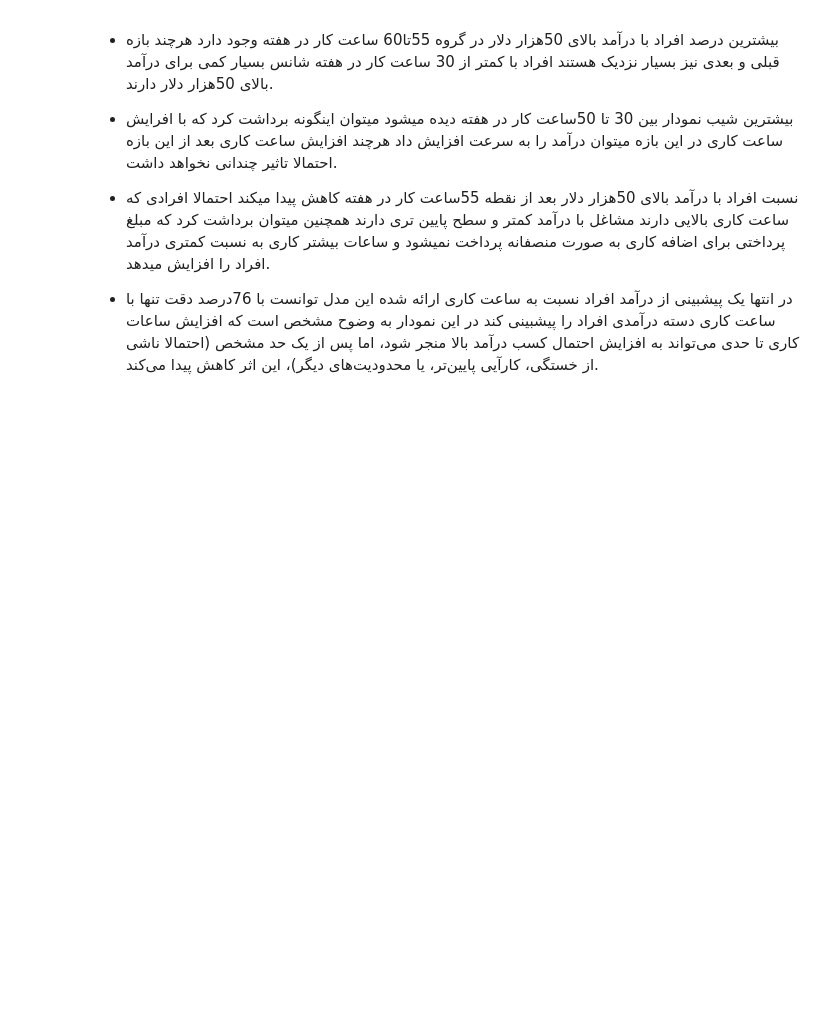
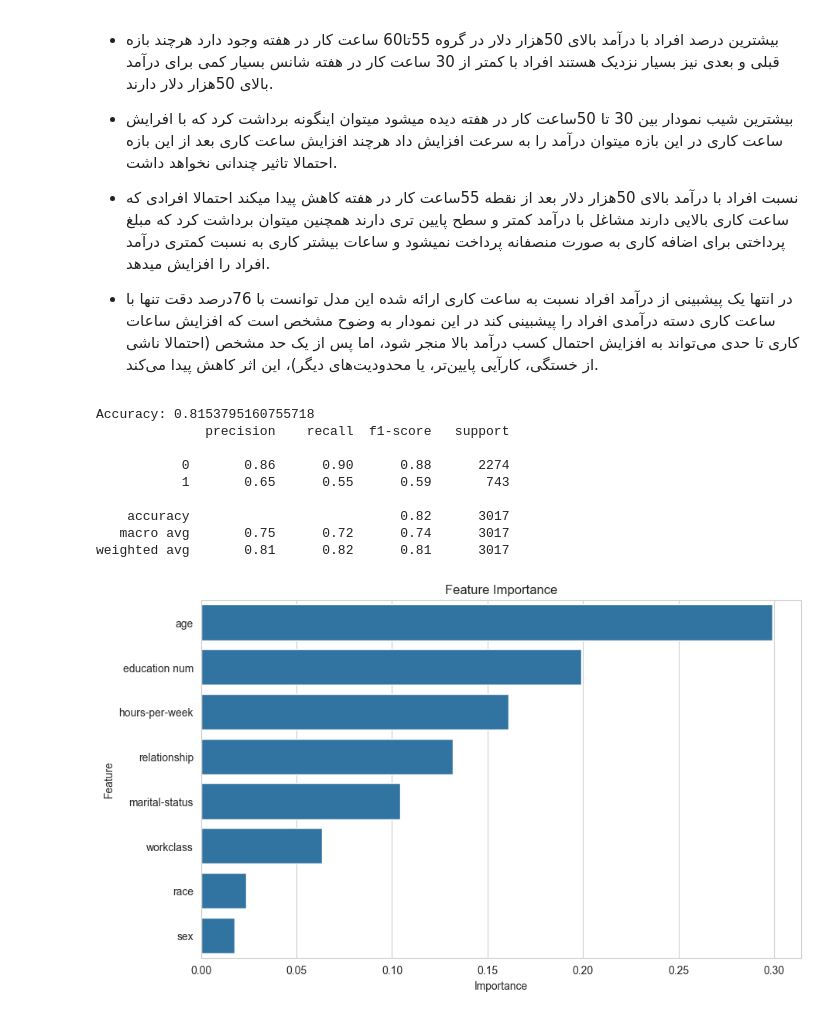
Before and after one commit to Farbod0o/Income-Analysis-in-Census-Data, a Jupyter notebook: CensusIncome.ipynb, the cells around one changed output. Cells and saved outputs as stored; diff of their text form; code cells hidden in the pictures; blank space fills up the shorter version.

```diff
--- a/CensusIncome.ipynb
+++ b/CensusIncome.ipynb
@@ -317,3 +398,63 @@ Accuracy of Ridge Logistic Regression Model: 0.76
 * نسبت افراد با درآمد بالای 50هزار دلار بعد از نقطه 55ساعت کار در هفته کاهش پیدا میکند احتمالا افرادی که ساعت کاری بالایی دارند مشاغل با درآمد کمتر و سطح پایین تری دارند همچنین میتوان برداشت کرد که مبلغ پرداختی برای اضافه کاری به صورت منصفانه پرداخت نمیشود و ساعات بیشتر کاری به نسبت کمتری درآمد افراد را افزایش میدهد.
 
 * در انتها یک پیشبینی از درآمد افراد نسبت به ساعت کاری ارائه شده این مدل توانست با 76درصد دقت تنها با ساعت کاری دسته درآمدی افراد را پیشبینی کند در این نمودار به وضوح مشخص است که افزایش ساعات کاری تا حدی می‌تواند به افزایش احتمال کسب درآمد بالا منجر شود، اما پس از یک حد مشخص (احتمالا ناشی از خستگی، کارآیی پایین‌تر، یا محدودیت‌های دیگر)، این اثر کاهش پیدا می‌کند.
+# %%
+# Import necessary libraries
+import pandas as pd
+import seaborn as sns
+import matplotlib.pyplot as plt
+from sklearn.model_selection import train_test_split
+from sklearn.ensemble import RandomForestClassifier
+from sklearn.preprocessing import LabelEncoder
+from sklearn.metrics import accuracy_score, classification_report
+import numpy as np
+
+
+data = pd.read_csv('census.csv', na_values=' ?')
+data
+# Data cleaning (removing missing values)
+data = data.dropna()
+
+# Encoding categorical variables
+label_encoders = {}
+for column in data.select_dtypes(include=['object']).columns:
+    label_encoders[column] = LabelEncoder()
+    data[column] = label_encoders[column].fit_transform(data[column])
+
+# Split dataset into features and target variable
+X = data.drop(['income','education','final weight','occupation','native-country'], axis=1)
+y = data['income']
+
+# Split the data into training and testing sets
+X_train, X_test, y_train, y_test = train_test_split(X, y, test_size=0.1, random_state=42)
+
+# Train a RandomForestClassifier model
+model = RandomForestClassifier(random_state=42)
+model.fit(X_train, y_train)
+
+# Predict and evaluate the model
+y_pred = model.predict(X_test)
+print("Accuracy:", accuracy_score(y_test, y_pred))
+print(classification_report(y_test, y_pred))
+
+# Determine the most important features
+importances = model.feature_importances_
+feature_importance_df = pd.DataFrame({'Feature': X.columns, 'Importance': importances})
+feature_importance_df = feature_importance_df.sort_values(by='Importance', ascending=False)
+
+# Display the most important features
+plt.figure(figsize=(10, 6))
+sns.barplot(x='Importance', y='Feature', data=feature_importance_df)
+plt.title('Feature Importance')
+plt.show()
+# %% [output]
+Accuracy: 0.8153795160755718
+              precision    recall  f1-score   support
+
+           0       0.86      0.90      0.88      2274
+           1       0.65      0.55      0.59       743
+
+    accuracy                           0.82      3017
+   macro avg       0.75      0.72      0.74      3017
+weighted avg       0.81      0.82      0.81      3017
+[figure, added]
```
Also changed, not shown: parts of 3 cells of this notebook.
